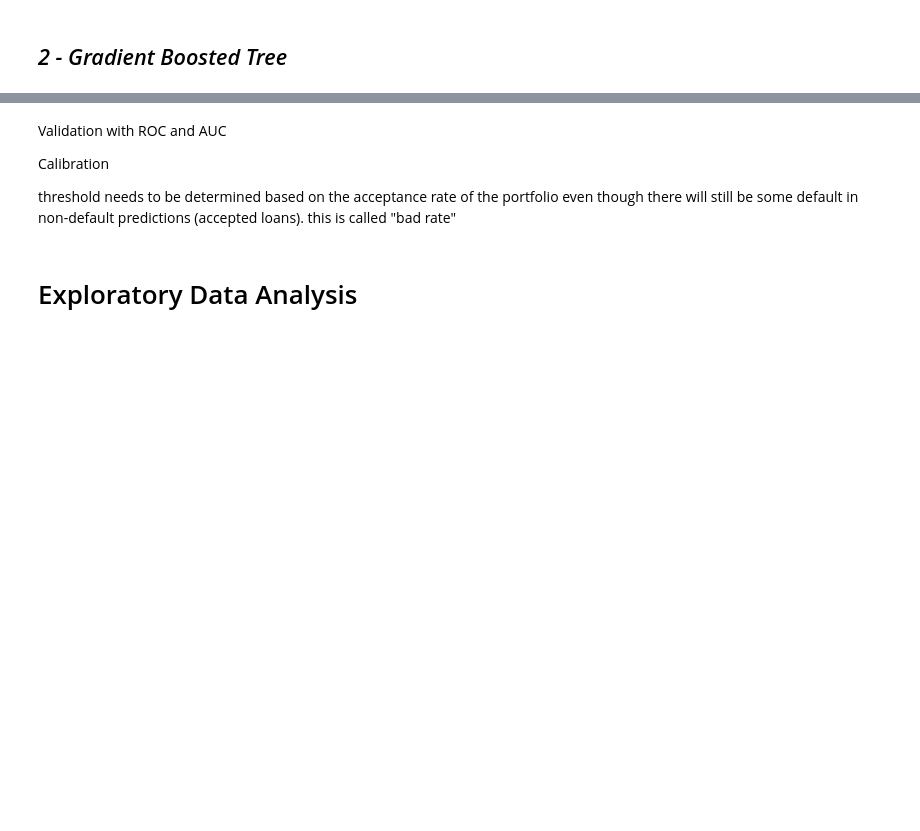
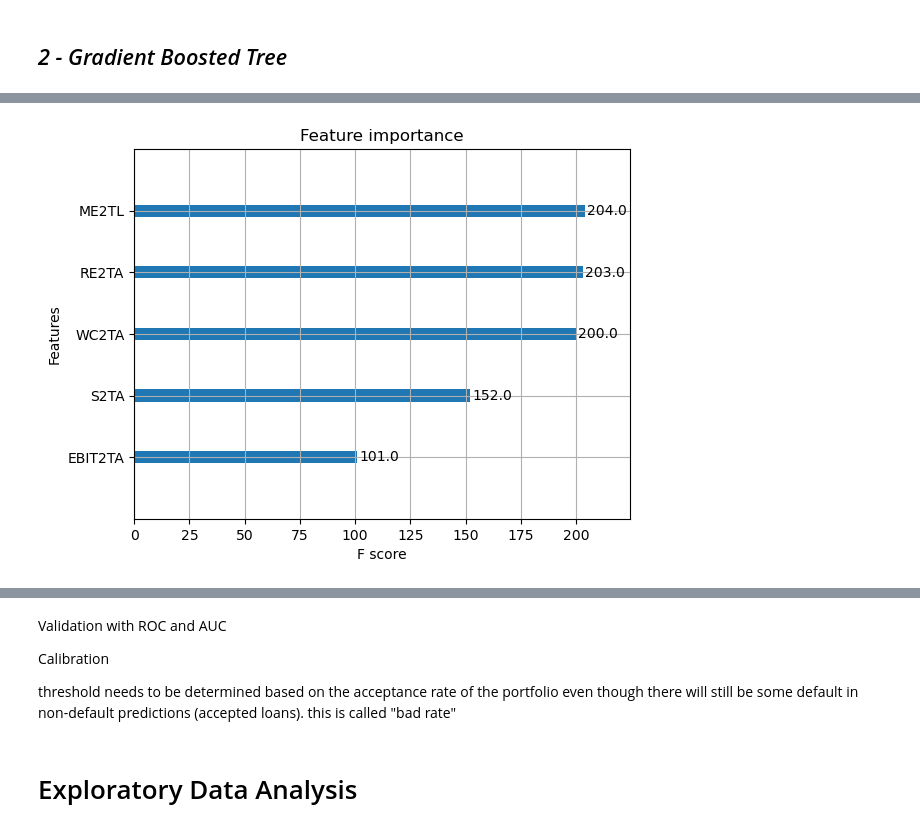
Before and after one commit to Hoale2908/Predicting-Company-Default, a Jupyter notebook: Predicting_Company_Default.ipynb, the cells around one changed output, grey strips where cells are left out. Saved outputs shown, nothing was run; the diff lists cells and outputs as text; code cells hidden in the pictures; blank space fills up the shorter version.

```diff
--- a/Predicting_Company_Default.ipynb
+++ b/Predicting_Company_Default.ipynb
@@ -161,0 +182,6 @@ Since there is no information regarding the Loan Value and LGD, we cannot estima
+# %%
+from xgboost import plot_importance
+plot_importance(gbt)
+plt.show()
+# %% [output]
+[figure, added]
```
Also changed, not shown: parts of 7 cells of this notebook.
